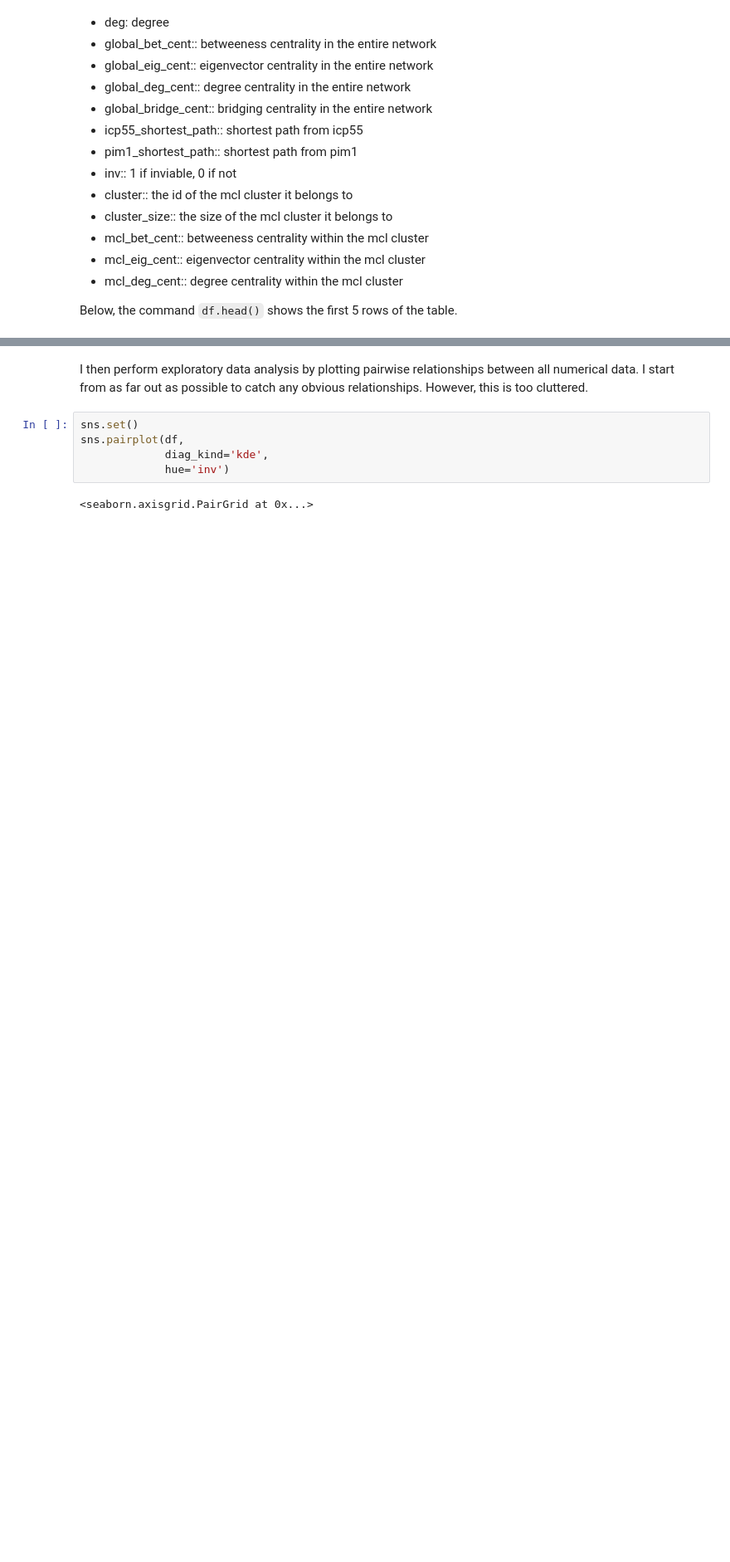
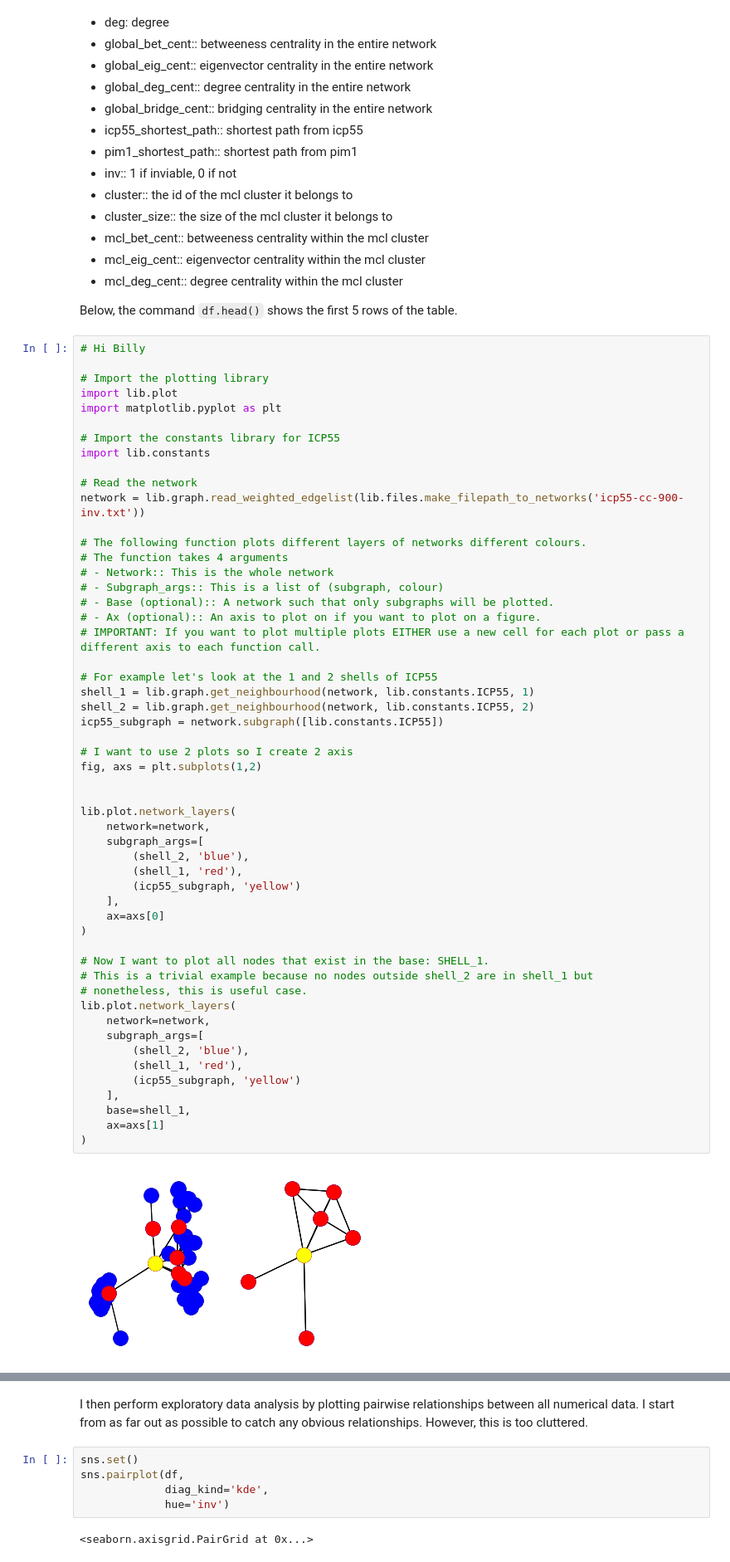
Before and after one commit to jkasimotto/PPI-Network-Analysis, a Jupyter notebook: notebooks/julian_o.ipynb, the cells around one changed output, grey strips where cells are left out. Shown at 83% size. Drawn from its saved outputs; the diff is of its cells as text; blank space fills up the shorter version.

Commit message:
Added Billy node plot example

```diff
--- a/notebooks/julian_o.ipynb
+++ b/notebooks/julian_o.ipynb
@@ -45,6 +45,61 @@ The table has columns:
 - mcl_deg_cent:: degree centrality within the mcl cluster
 
 Below, the command `df.head()` shows the first 5 rows of the table.
+# %%
+# Hi Billy
+
+# Import the plotting library
+import lib.plot
+import matplotlib.pyplot as plt
+
+# Import the constants library for ICP55
+import lib.constants
+
+# Read the network
+network = lib.graph.read_weighted_edgelist(lib.files.make_filepath_to_networks('icp55-cc-900-inv.txt'))
+
+# The following function plots different layers of networks different colours.
+# The function takes 4 arguments
+# - Network:: This is the whole network
+# - Subgraph_args:: This is a list of (subgraph, colour)
+# - Base (optional):: A network such that only subgraphs will be plotted.
+# - Ax (optional):: An axis to plot on if you want to plot on a figure.
+# IMPORTANT: If you want to plot multiple plots EITHER use a new cell for each plot or pass a different axis to each function call.
+
+# For example let's look at the 1 and 2 shells of ICP55
+shell_1 = lib.graph.get_neighbourhood(network, lib.constants.ICP55, 1)
+shell_2 = lib.graph.get_neighbourhood(network, lib.constants.ICP55, 2)
+icp55_subgraph = network.subgraph([lib.constants.ICP55])
+
+# I want to use 2 plots so I create 2 axis
+fig, axs = plt.subplots(1,2)
+
+
+lib.plot.network_layers(
+    network=network,
+    subgraph_args=[
+        (shell_2, 'blue'),
+        (shell_1, 'red'),
+        (icp55_subgraph, 'yellow')
+    ],
+    ax=axs[0]
+)
+
+# Now I want to plot all nodes that exist in the base: SHELL_1.
+# This is a trivial example because no nodes outside shell_2 are in shell_1 but
+# nonetheless, this is useful case.
+lib.plot.network_layers(
+    network=network,
+    subgraph_args=[
+        (shell_2, 'blue'),
+        (shell_1, 'red'),
+        (icp55_subgraph, 'yellow')
+    ],
+    base=shell_1,
+    ax=axs[1]
+)
+# %% [output]
+[figure, added]
 # %%
 network = lib.graph.read_weighted_edgelist(lib.files.make_filepath_to_networks('icp55-cc-900-inv.txt'))
 df = pd.read_csv(lib.files.path_to_tables('icp55-cc-900-inv.csv'), index_col=0, header=0)
```
Also changed, not shown: parts of 1 cell of this notebook, 10 other files.
